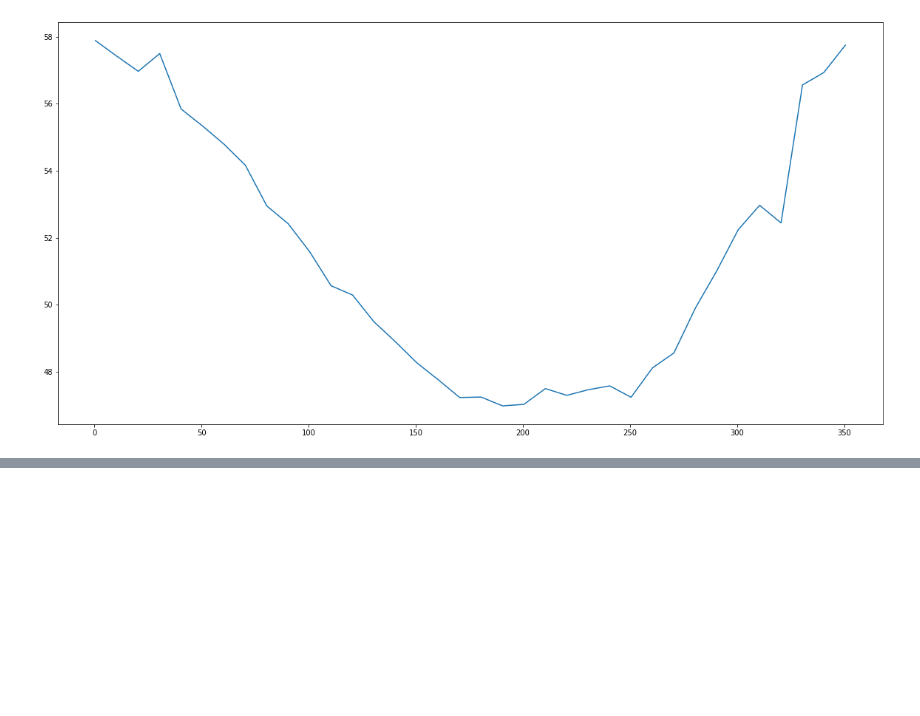
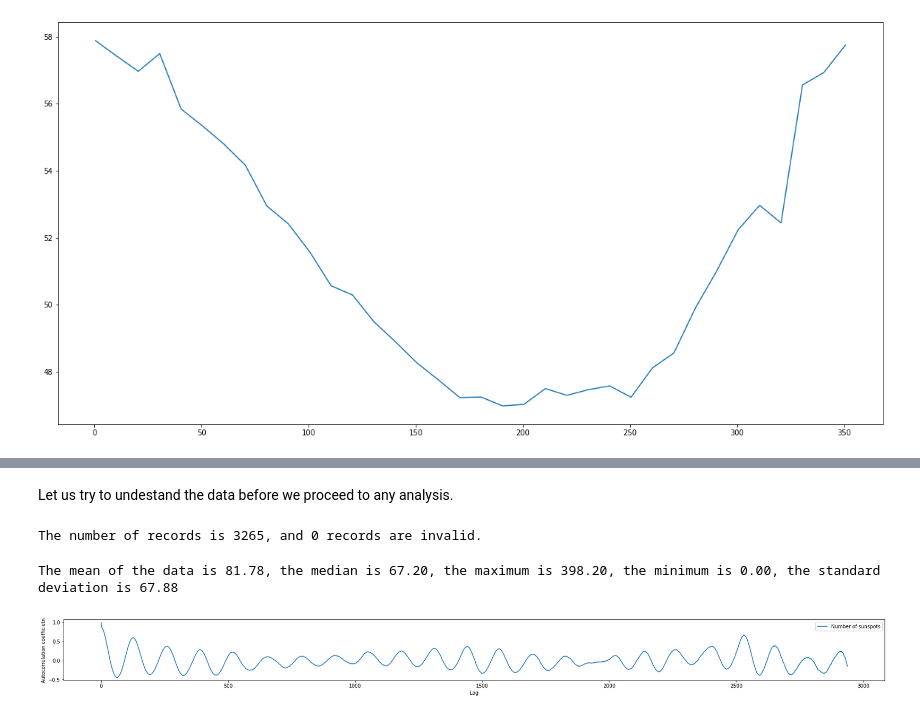
Before and after one commit to kenseiAmit/ai_ml, a Jupyter notebook: Learning NumPy Arrays.ipynb, the cells around one changed output, grey strips where cells are left out. Cells and saved outputs as stored; diff of their text form; code cells hidden in the pictures; blank space fills up the shorter version.

```diff
--- a/Learning NumPy Arrays.ipynb
+++ b/Learning NumPy Arrays.ipynb
@@ -655,0 +712,56 @@ dateWeather.astype(object).month
+# %% [markdown]
+Let us try to undestand the data before we proceed to any analysis.
+# %%
+# The size of the data and number of invalid values
+print("The number of records is {}, and {} records are invalid.".format(sunspotsSunspot.shape[0], np.isnan(sunspotsSunspot).sum()))
+# %% [output]
+The number of records is 3265, and 0 records are invalid.
+# %%
+# The max, min, mean, median and standard deviation of the data
+
+# Getting the mean
+print("The mean of the data is {:.2f}, the median is {:.2f}, the maximum is {:.2f}, the minimum is {:.2f}, the standard deviation is {:.2f}".format(np.mean(sunspotsSunspot)
+, np.median(sunspotsSunspot)
+, np.max(sunspotsSunspot)
+, np.min(sunspotsSunspot)
+, np.std(sunspotsSunspot)))
+# %% [output]
+The mean of the data is 81.78, the median is 67.20, the maximum is 398.20, the minimum is 0.00, the standard deviation is 67.88
+# %%
+# The autocorrelation function to calculate autocorrelation at different lags
+
+# The function defenition
+def autoCorrelation(data):
+
+    # The NumPy array to store the autocorrelations
+    autoCorrelationData = np.array([1])
+    for lag in range(9*data.shape[0]//10):
+
+        # Append autocorrelation to the array
+        autoCorrelationData = np.append(autoCorrelationData, np.corrcoef(data[lag+1:], data[:-(lag+1)])[0,1])
+
+    # Return autocorrelation
+    return autoCorrelationData
+# %%
+# Get the autocorrelation of the sunspot data
+sunspotAutoCorrelationSunspot = autoCorrelation(sunspotsSunspot)
+
+# Set the figure size
+plt.figure(figsize=(30, 5))
+
+# Setting the subplot
+plt.subplot(2, 1, 1)
+
+# Plot the autocorrelation funciton against lags
+plt.plot(sunspotAutoCorrelationSunspot, label="Number of sunspots")
+
+plt.xlabel("Lag")
+plt.ylabel("Autocorrelation coefficietn")
+
+# Display the legend
+plt.legend()
+
+# Show the figure
+plt.show()
+# %% [output]
+[figure, added]
```
Also changed, not shown: parts of 23 cells of this notebook, 1 other file.
